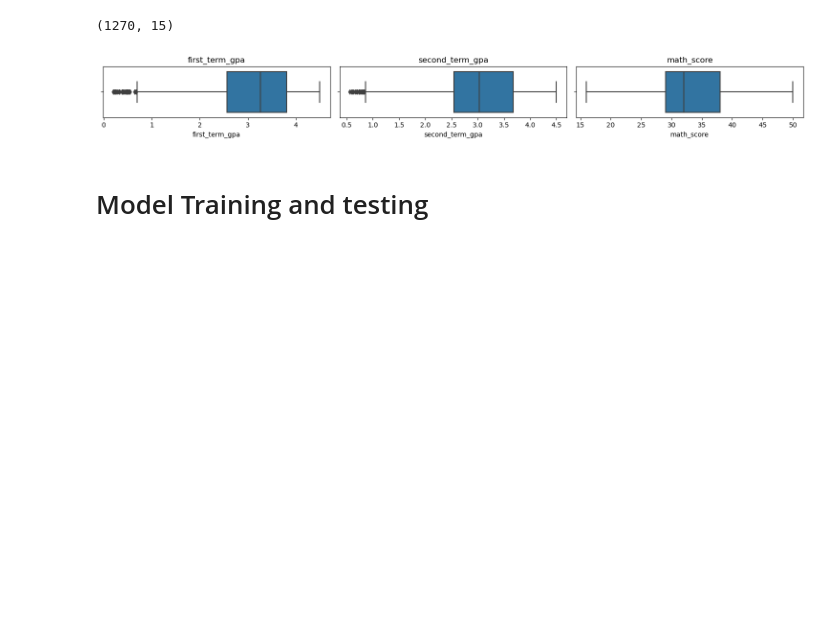
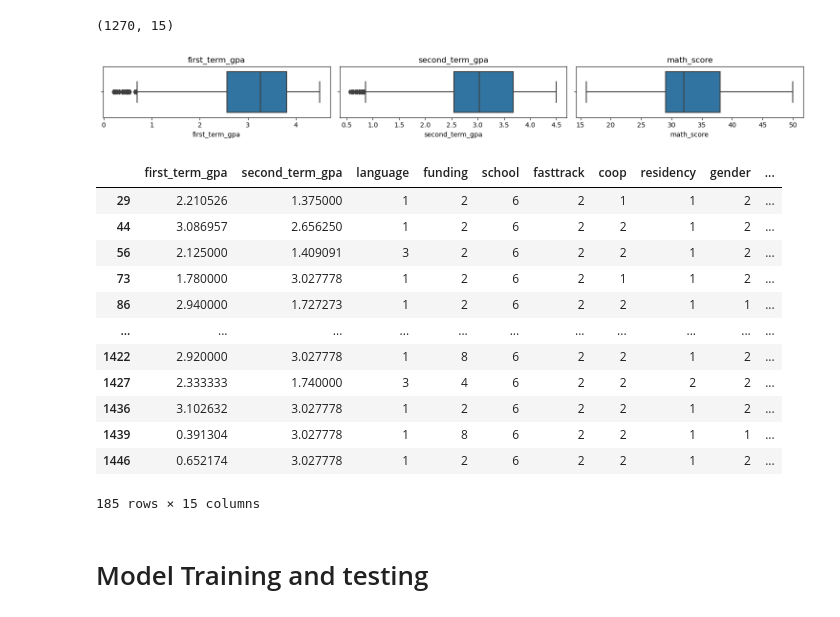
Before and after one commit to Kushal-Shres/AML_2103_Visualization, a Jupyter notebook: Assignment 2/classifier.ipynb, the cells around one changed output. Saved outputs shown, nothing was run; the diff lists cells and outputs as text; code cells hidden in the pictures; blank space fills up the shorter version.

```diff
--- a/Assignment 2/classifier.ipynb
+++ b/Assignment 2/classifier.ipynb
@@ -258,6 +274,23 @@ plt.tight_layout()
 plt.show()
 # %% [output]
 [figure]
+# %%
+# get data with first_year_persistence = 0
+data[data["first_year_persistence"] == 0]
+# %% [output]
+|  | first_term_gpa | second_term_gpa | language | funding | school | fasttrack | coop | residency | gender | ... |
+| 29 | 2.210526 | 1.375000 | 1 | 2 | 6 | 2 | 1 | 1 | 2 | ... |
+| 44 | 3.086957 | 2.656250 | 1 | 2 | 6 | 2 | 2 | 1 | 2 | ... |
+| 56 | 2.125000 | 1.409091 | 3 | 2 | 6 | 2 | 2 | 1 | 2 | ... |
+| 73 | 1.780000 | 3.027778 | 1 | 2 | 6 | 2 | 1 | 1 | 2 | ... |
+| 86 | 2.940000 | 1.727273 | 1 | 2 | 6 | 2 | 2 | 1 | 1 | ... |
+| ... | ... | ... | ... | ... | ... | ... | ... | ... | ... | ... |
+| 1422 | 2.920000 | 3.027778 | 1 | 8 | 6 | 2 | 2 | 1 | 2 | ... |
+| 1427 | 2.333333 | 1.740000 | 3 | 4 | 6 | 2 | 2 | 2 | 2 | ... |
+| 1436 | 3.102632 | 3.027778 | 1 | 2 | 6 | 2 | 2 | 1 | 2 | ... |
+| 1439 | 0.391304 | 3.027778 | 1 | 8 | 6 | 2 | 2 | 1 | 1 | ... |
+| 1446 | 0.652174 | 3.027778 | 1 | 2 | 6 | 2 | 2 | 1 | 2 | ... |
+185 rows × 15 columns
 # %% [markdown]
 # Model Training and testing
 # %%
```
Also changed, not shown: parts of 5 cells of this notebook, 1 other file.
